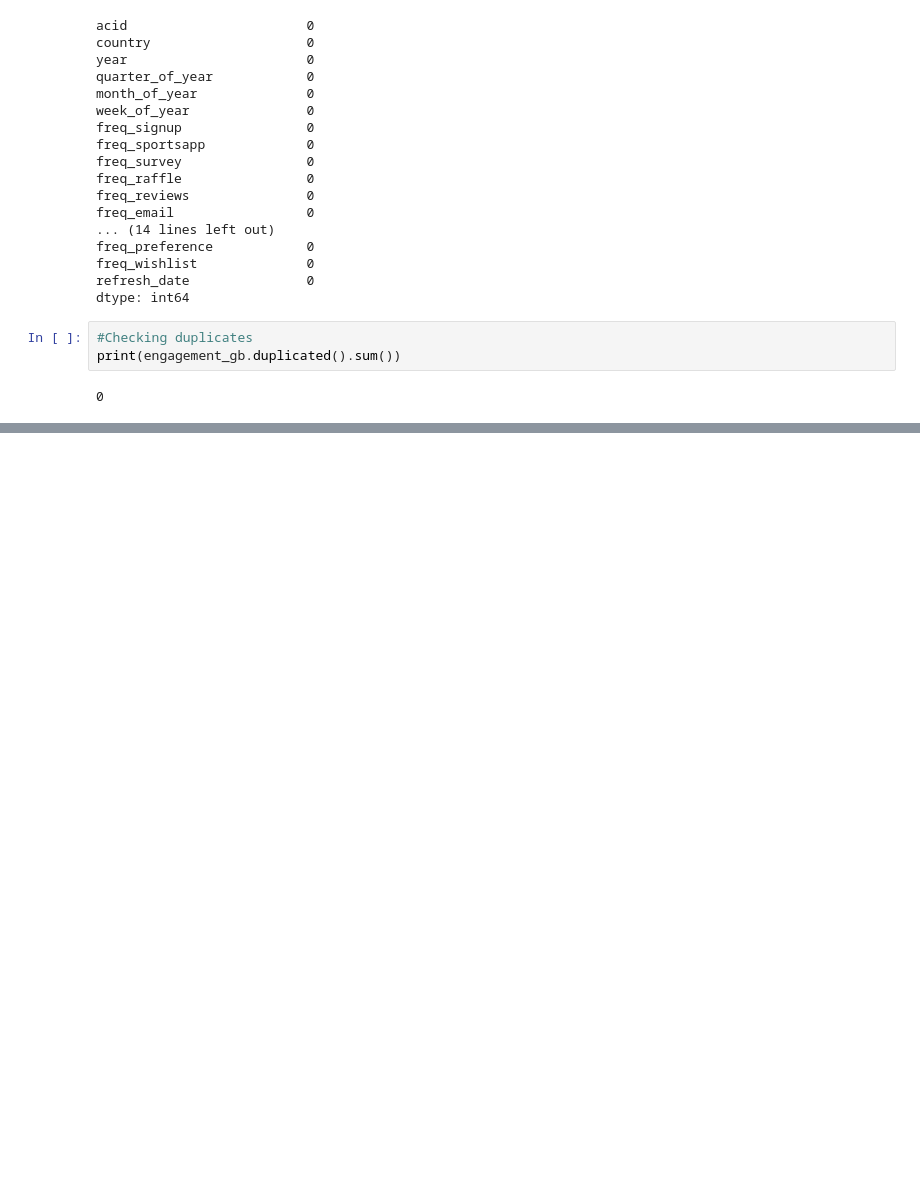
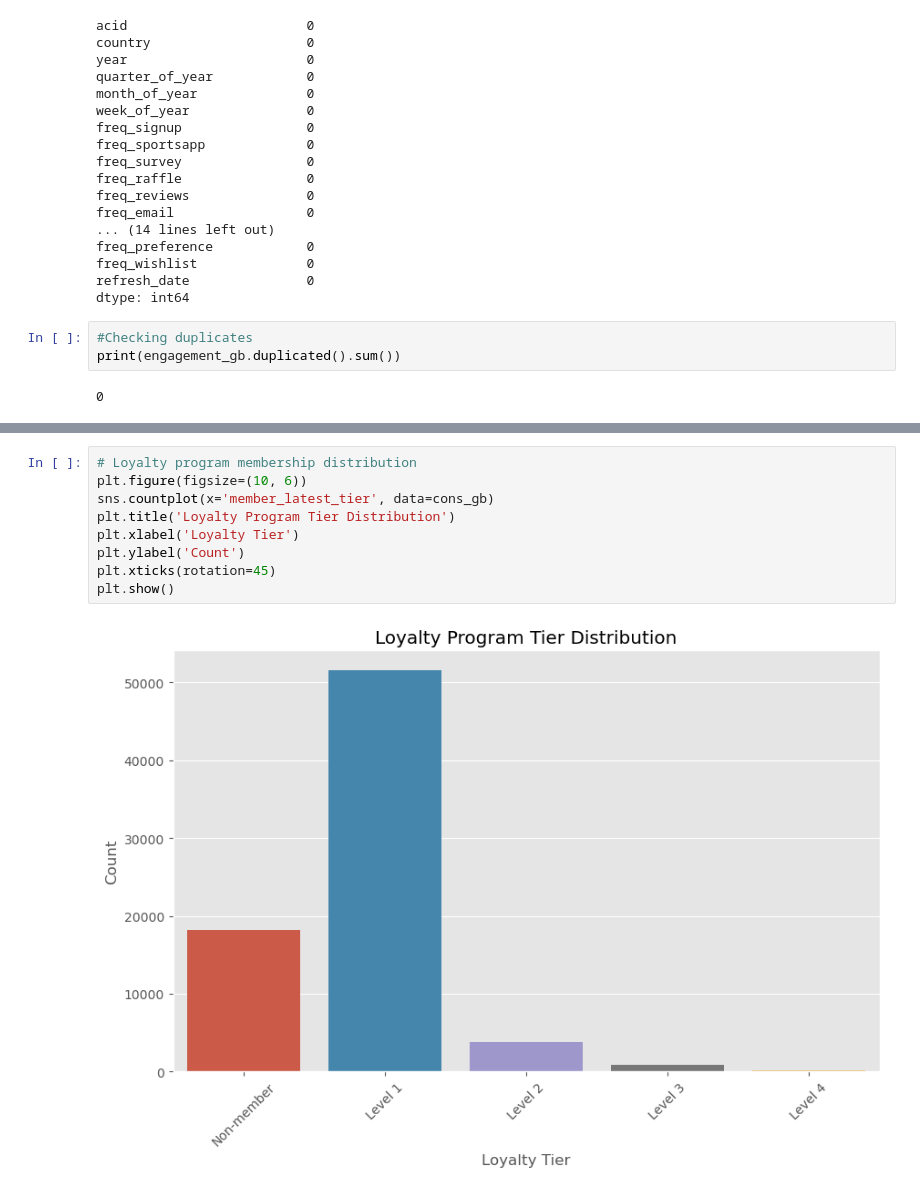
Before and after one commit to mbuvimuia/AdidasSmartRecs, a Jupyter notebook: notebook.ipynb, the cells around one changed output, grey strips where cells are left out. Cells and saved outputs as stored; diff of their text form; blank space fills up the shorter version.

```diff
--- a/notebook.ipynb
+++ b/notebook.ipynb
@@ -304,0 +335,11 @@ print(engagement_gb.duplicated().sum())
+# %%
+# Loyalty program membership distribution
+plt.figure(figsize=(10, 6))
+sns.countplot(x='member_latest_tier', data=cons_gb)
+plt.title('Loyalty Program Tier Distribution')
+plt.xlabel('Loyalty Tier')
+plt.ylabel('Count')
+plt.xticks(rotation=45)
+plt.show()
+# %% [output]
+[figure, added]
```
Also changed, not shown: parts of 20 cells of this notebook.
